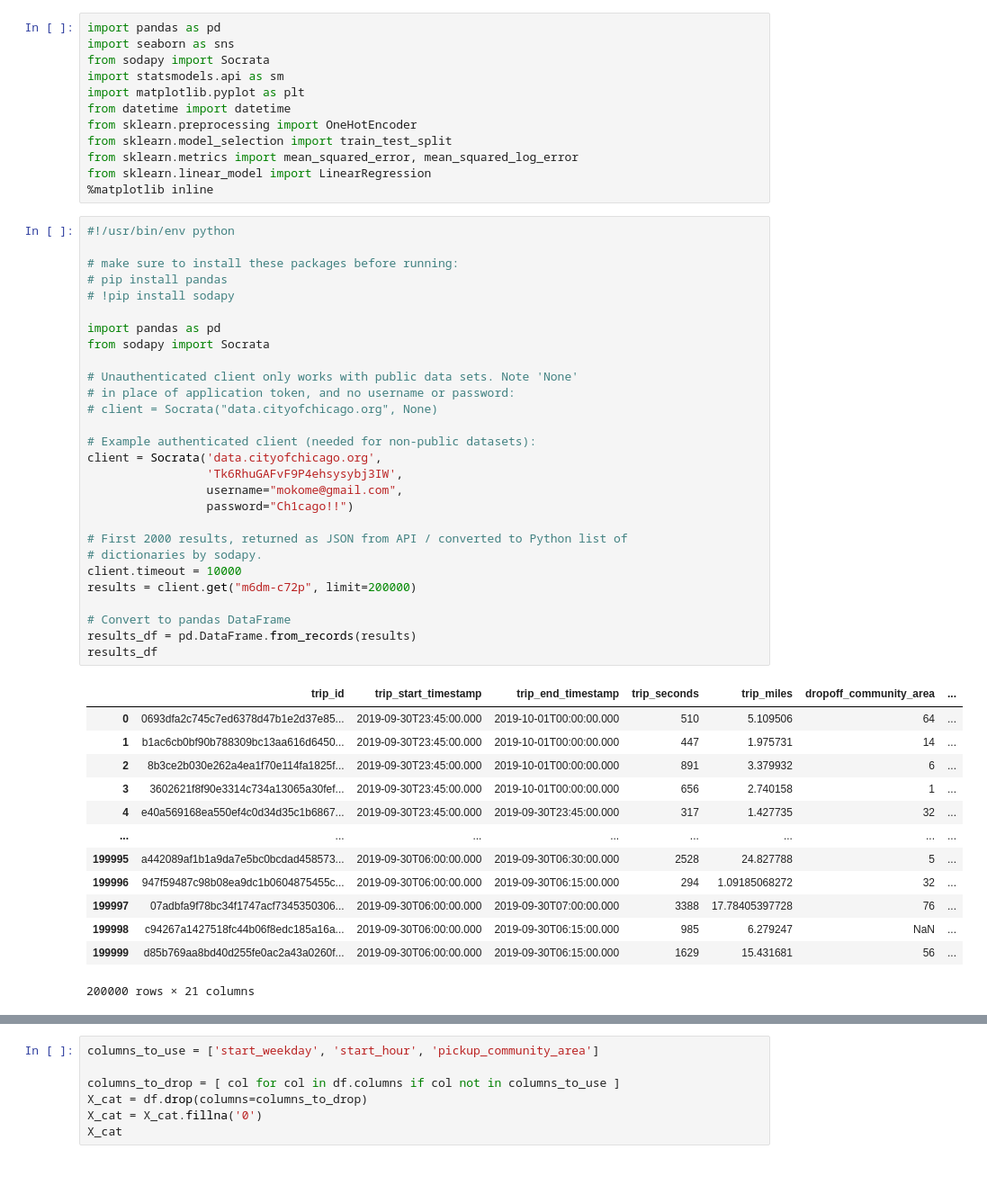
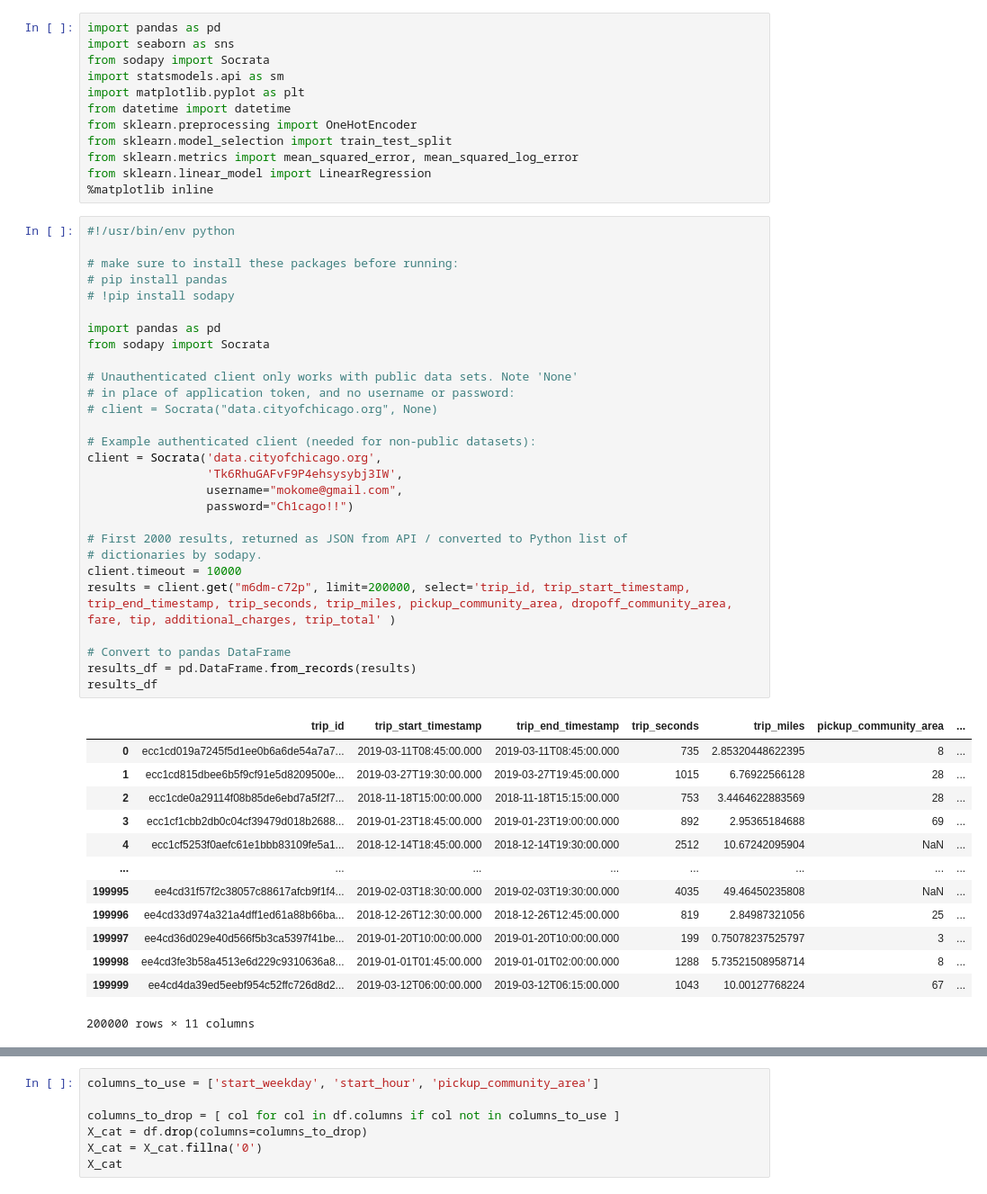
Before and after one commit to muoyo/chicago-ridesharing, a Jupyter notebook: notebooks/rideshare_EDA.ipynb, the cells around one changed output, grey strips where cells are left out. Shown at 90% size. Cells and saved outputs as stored; diff of their text form.

```diff
--- a/notebooks/rideshare_EDA.ipynb
+++ b/notebooks/rideshare_EDA.ipynb
@@ -24,42 +24,42 @@ from sklearn.linear_model import LinearRegression
 # %%
 #!/usr/bin/env python
 
 # make sure to install these packages before running:
 # pip install pandas
 # !pip install sodapy
 
 import pandas as pd
 from sodapy import Socrata
 
 # Unauthenticated client only works with public data sets. Note 'None'
 # in place of application token, and no username or password:
 # client = Socrata("data.cityofchicago.org", None)
 
 # Example authenticated client (needed for non-public datasets):
 client = Socrata('data.cityofchicago.org',
                  'Tk6RhuGAFvF9P4ehsysybj3IW',
                  username="mokome@gmail.com",
                  password="Ch1cago!!")
 
 # First 2000 results, returned as JSON from API / converted to Python list of
 # dictionaries by sodapy.
 client.timeout = 10000
-results = client.get("m6dm-c72p", limit=200000)
+results = client.get("m6dm-c72p", limit=200000, select='trip_id, trip_start_timestamp, trip_end_timestamp, trip_seconds, trip_miles, pickup_community_area, dropoff_community_area, fare, tip, additional_charges, trip_total' )
 
 # Convert to pandas DataFrame
 results_df = pd.DataFrame.from_records(results)
 results_df
 # %% [output]
-|  | trip_id | trip_start_timestamp | trip_end_timestamp | trip_seconds | trip_miles | dropoff_community_area | ... |
-| 0 | 0693dfa2c745c7ed6378d47b1e2d37e85... | 2019-09-30T23:45:00.000 | 2019-10-01T00:00:00.000 | 510 | 5.109506 | 64 | ... |
-| 1 | b1ac6cb0bf90b788309bc13aa616d6450... | 2019-09-30T23:45:00.000 | 2019-10-01T00:00:00.000 | 447 | 1.975731 | 14 | ... |
-| 2 | 8b3ce2b030e262a4ea1f70e114fa1825f... | 2019-09-30T23:45:00.000 | 2019-10-01T00:00:00.000 | 891 | 3.379932 | 6 | ... |
-| 3 | 3602621f8f90e3314c734a13065a30fef... | 2019-09-30T23:45:00.000 | 2019-10-01T00:00:00.000 | 656 | 2.740158 | 1 | ... |
-| 4 | e40a569168ea550ef4c0d34d35c1b6867... | 2019-09-30T23:45:00.000 | 2019-09-30T23:45:00.000 | 317 | 1.427735 | 32 | ... |
+|  | trip_id | trip_start_timestamp | trip_end_timestamp | trip_seconds | trip_miles | pickup_community_area | ... |
+| 0 | ecc1cd019a7245f5d1ee0b6a6de54a7a7... | 2019-03-11T08:45:00.000 | 2019-03-11T08:45:00.000 | 735 | 2.85320448622395 | 8 | ... |
+| 1 | ecc1cd815dbee6b5f9cf91e5d8209500e... | 2019-03-27T19:30:00.000 | 2019-03-27T19:45:00.000 | 1015 | 6.76922566128 | 28 | ... |
+| 2 | ecc1cde0a29114f08b85de6ebd7a5f2f7... | 2018-11-18T15:00:00.000 | 2018-11-18T15:15:00.000 | 753 | 3.4464622883569 | 28 | ... |
+| 3 | ecc1cf1cbb2db0c04cf39479d018b2688... | 2019-01-23T18:45:00.000 | 2019-01-23T19:00:00.000 | 892 | 2.95365184688 | 69 | ... |
+| 4 | ecc1cf5253f0aefc61e1bbb83109fe5a1... | 2018-12-14T18:45:00.000 | 2018-12-14T19:30:00.000 | 2512 | 10.67242095904 | NaN | ... |
 | ... | ... | ... | ... | ... | ... | ... | ... |
-| 199995 | a442089af1b1a9da7e5bc0bcdad458573... | 2019-09-30T06:00:00.000 | 2019-09-30T06:30:00.000 | 2528 | 24.827788 | 5 | ... |
-| 199996 | 947f59487c98b08ea9dc1b0604875455c... | 2019-09-30T06:00:00.000 | 2019-09-30T06:15:00.000 | 294 | 1.09185068272 | 32 | ... |
-| 199997 | 07adbfa9f78bc34f1747acf7345350306... | 2019-09-30T06:00:00.000 | 2019-09-30T07:00:00.000 | 3388 | 17.78405397728 | 76 | ... |
-| 199998 | c94267a1427518fc44b06f8edc185a16a... | 2019-09-30T06:00:00.000 | 2019-09-30T06:15:00.000 | 985 | 6.279247 | NaN | ... |
-| 199999 | d85b769aa8bd40d255fe0ac2a43a0260f... | 2019-09-30T06:00:00.000 | 2019-09-30T06:15:00.000 | 1629 | 15.431681 | 56 | ... |
+| 199995 | ee4cd31f57f2c38057c88617afcb9f1f4... | 2019-02-03T18:30:00.000 | 2019-02-03T19:30:00.000 | 4035 | 49.46450235808 | NaN | ... |
+| 199996 | ee4cd33d974a321a4dff1ed61a88b66ba... | 2018-12-26T12:30:00.000 | 2018-12-26T12:45:00.000 | 819 | 2.84987321056 | 25 | ... |
+| 199997 | ee4cd36d029e40d566f5b3ca5397f41be... | 2019-01-20T10:00:00.000 | 2019-01-20T10:00:00.000 | 199 | 0.75078237525797 | 3 | ... |
+| 199998 | ee4cd3fe3b58a4513e6d229c9310636a8... | 2019-01-01T01:45:00.000 | 2019-01-01T02:00:00.000 | 1288 | 5.73521508958714 | 8 | ... |
+| 199999 | ee4cd4da39ed5eebf954c52ffc726d8d2... | 2019-03-12T06:00:00.000 | 2019-03-12T06:15:00.000 | 1043 | 10.00127768224 | 67 | ... |
-200000 rows × 21 columns
+200000 rows × 11 columns
```
Also changed, not shown: parts of 12 cells of this notebook.
